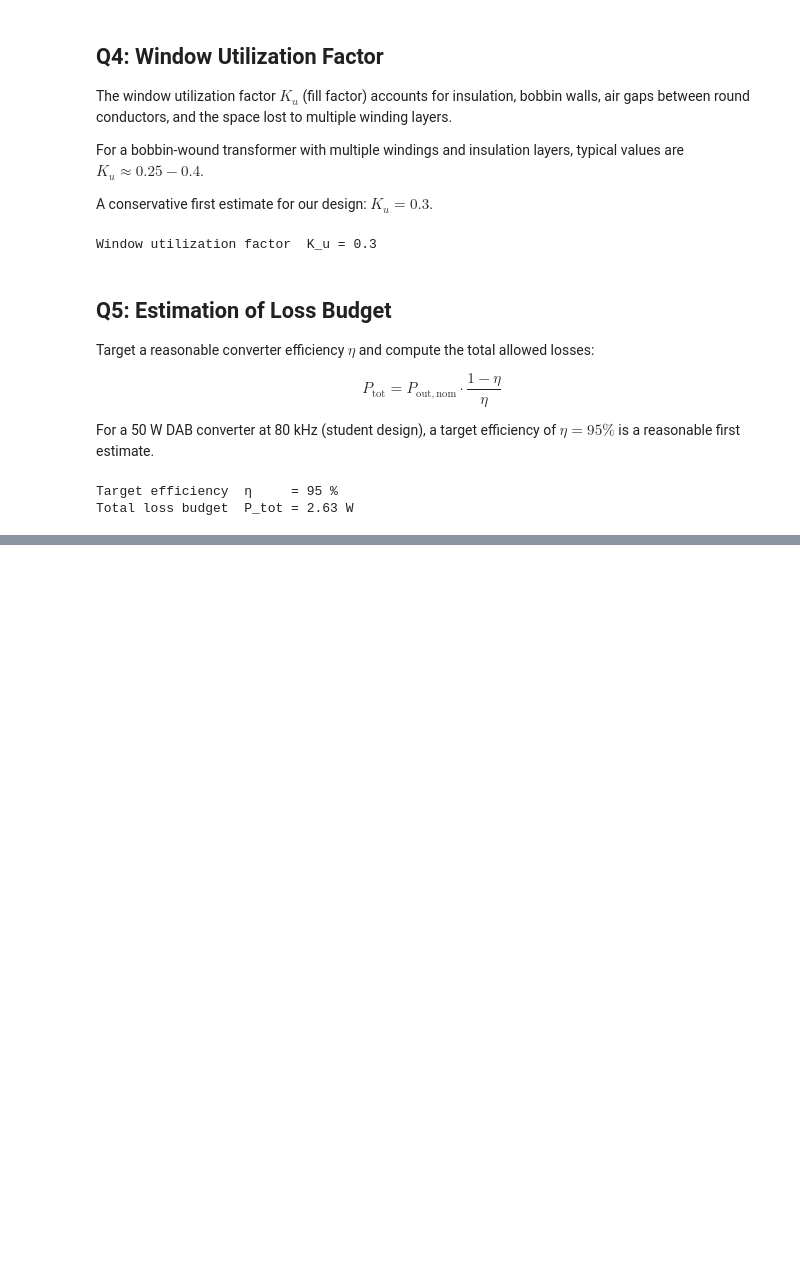
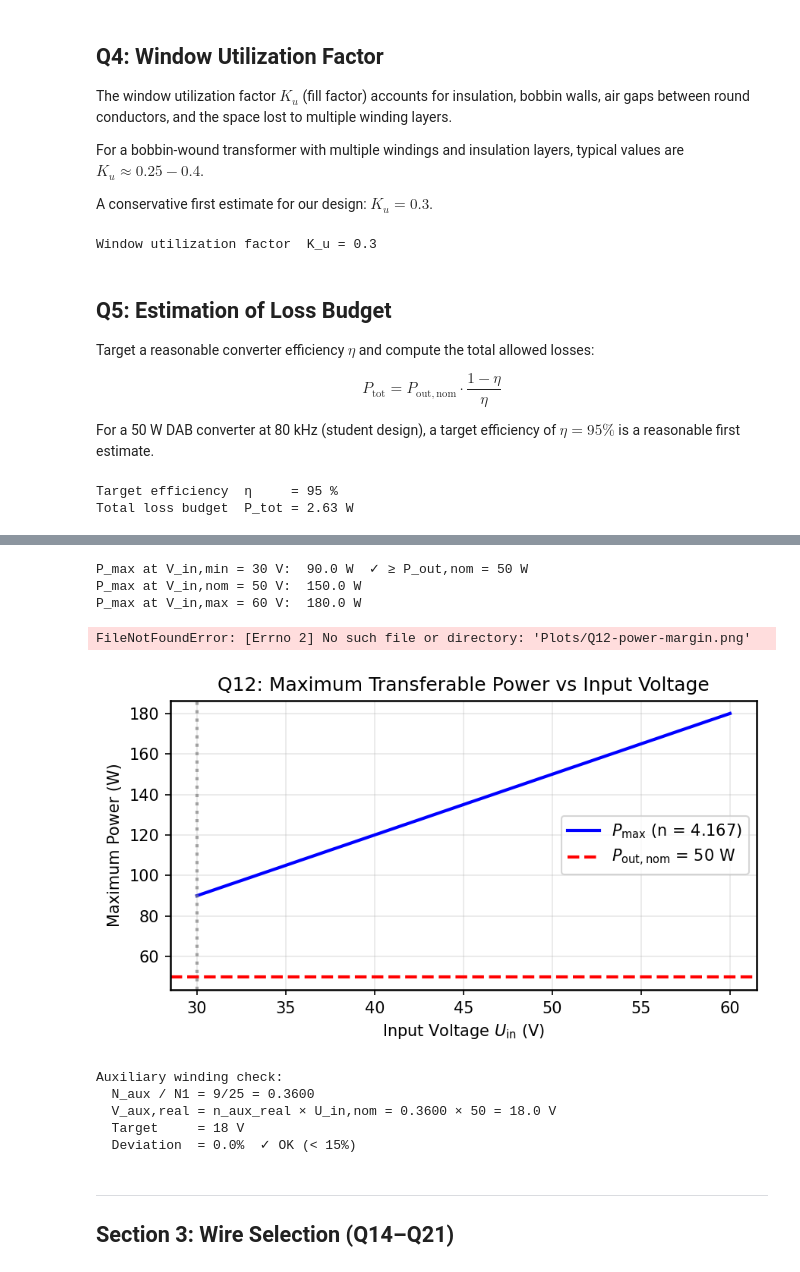
Before and after one commit to lbregy/Power-Electronics, a Jupyter notebook: 02 - Transformer/transformer02.ipynb, the cells around one changed output, grey strips where cells are left out. Saved outputs shown, nothing was run; the diff lists cells and outputs as text; code cells hidden in the pictures; blank space fills up the shorter version.

```diff
--- a/02 - Transformer/transformer02.ipynb
+++ b/02 - Transformer/transformer02.ipynb
@@ -217,0 +449,54 @@ Total loss budget  P_tot = 2.63 W
+# %%
+# Q12: Maximum power with realized turns ratio
+def P_max_DAB(V_in, n, U_out, f_sw, L):
+    """Maximum transferable power at delta = pi/2."""
+    return V_in * n * U_out / (8 * f_sw * L)
+
+P_max_min = P_max_DAB(U_in_min, n_real, U_out, f_sw, L)
+P_max_nom = P_max_DAB(U_in_nom, n_real, U_out, f_sw, L)
+P_max_max = P_max_DAB(U_in_max, n_real, U_out, f_sw, L)
+
+print(f"P_max at V_in,min = {U_in_min} V:  {P_max_min:.1f} W  "
+      f"{'✓ ≥ P_out,nom = 50 W' if P_max_min >= P_out_nom else '✗ FAIL'}")
+print(f"P_max at V_in,nom = {U_in_nom} V:  {P_max_nom:.1f} W")
+print(f"P_max at V_in,max = {U_in_max} V:  {P_max_max:.1f} W")
+
+# Plot P_max vs V_in
+V_sweep = np.linspace(U_in_min, U_in_max, 100)
+P_sweep = P_max_DAB(V_sweep, n_real, U_out, f_sw, L)
+
+fig, ax = plt.subplots(figsize=(6, 3.5))
+ax.plot(V_sweep, P_sweep, 'b-', label=f'$P_{{\\mathrm{{max}}}}$ (n = {n_real:.3f})')
+ax.axhline(P_out_nom, color='r', linestyle='--', label=f'$P_{{\\mathrm{{out,nom}}}}$ = {P_out_nom} W')
+ax.axvline(U_in_min, color='gray', linestyle=':', alpha=0.7)
+ax.set_xlabel('Input Voltage $U_\\mathrm{in}$ (V)')
+ax.set_ylabel('Maximum Power (W)')
+ax.set_title('Q12: Maximum Transferable Power vs Input Voltage')
+ax.legend()
+ax.grid(True)
+plt.tight_layout()
+plt.savefig('Plots/Q12-power-margin.png', dpi=150)
+plt.show()
+# %% [output]
+P_max at V_in,min = 30 V:  90.0 W  ✓ ≥ P_out,nom = 50 W
+P_max at V_in,nom = 50 V:  150.0 W
+P_max at V_in,max = 60 V:  180.0 W
+FileNotFoundError: [Errno 2] No such file or directory: 'Plots/Q12-power-margin.png'
+[figure, added]
+# %%
+# Q13: Auxiliary voltage check
+print(f"Auxiliary winding check:")
+print(f"  N_aux / N1 = {N_aux}/{N1} = {n_aux_real:.4f}")
+print(f"  V_aux,real = n_aux_real × U_in,nom = {n_aux_real:.4f} × {U_in_nom} = {V_aux_real:.1f} V")
+print(f"  Target     = {V_aux_out} V")
+print(f"  Deviation  = {abs(V_aux_real-V_aux_out)/V_aux_out*100:.1f}%  "
+      f"{'✓ OK (< 15%)' if abs(V_aux_real-V_aux_out)/V_aux_out < 0.15 else '✗ FAIL'}")
+# %% [output]
+Auxiliary winding check:
+  N_aux / N1 = 9/25 = 0.3600
+  V_aux,real = n_aux_real × U_in,nom = 0.3600 × 50 = 18.0 V
+  Target     = 18 V
+  Deviation  = 0.0%  ✓ OK (< 15%)
+# %% [markdown]
+---
+## Section 3: Wire Selection (Q14–Q21)
```
Also changed, not shown: parts of 42 cells of this notebook.
